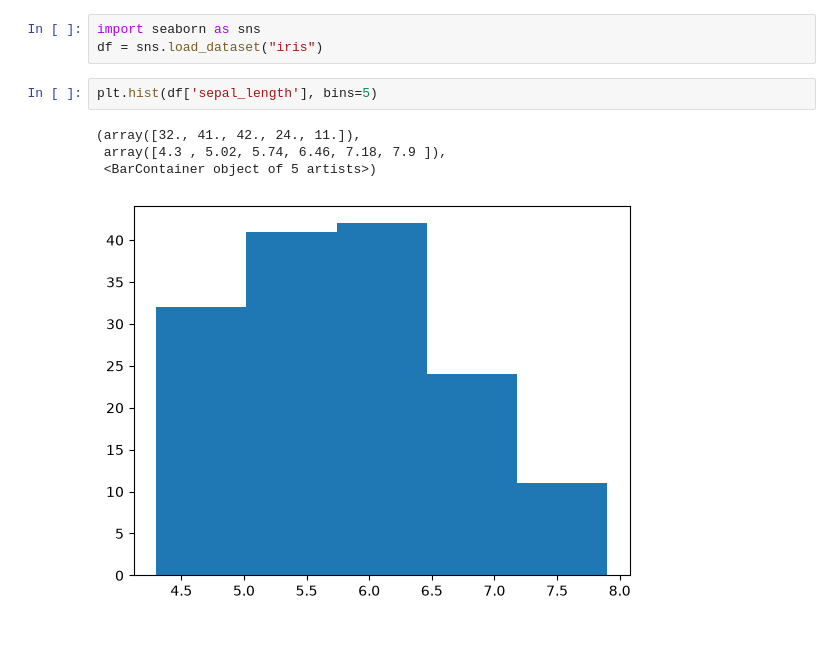
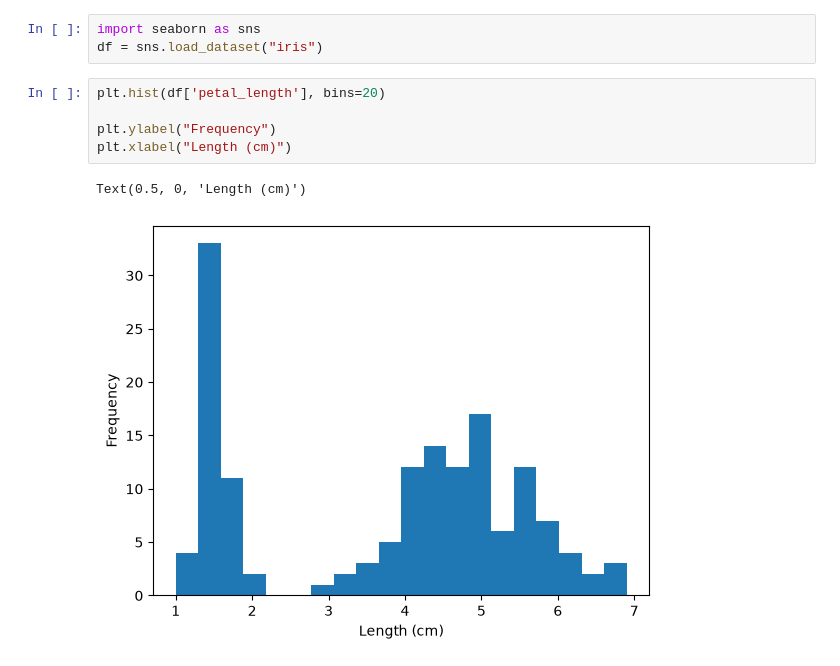
Before and after one commit to annoyingRat0528/Machine-Learning-Foundations, a Jupyter notebook: Basics of ML/Data Visualization Intro.ipynb, the cells around one changed output. Cells and saved outputs as stored; diff of their text form; blank space fills up the shorter version.

```diff
--- a/Basics of ML/Data Visualization Intro.ipynb
+++ b/Basics of ML/Data Visualization Intro.ipynb
@@ -50,9 +47,10 @@ TypeError: 'str' object is not callable
 import seaborn as sns
 df = sns.load_dataset("iris")
 # %%
-plt.hist(df['sepal_length'], bins=5)
+plt.hist(df['petal_length'], bins=20)
+
+plt.ylabel("Frequency")
+plt.xlabel("Length (cm)")
 # %% [output]
-(array([32., 41., 42., 24., 11.]),
- array([4.3 , 5.02, 5.74, 6.46, 7.18, 7.9 ]),
- <BarContainer object of 5 artists>)
+Text(0.5, 0, 'Length (cm)')
-[figure, old version]
+[figure, new version]
```
Also changed, not shown: parts of 8 cells of this notebook, 1 other file.
